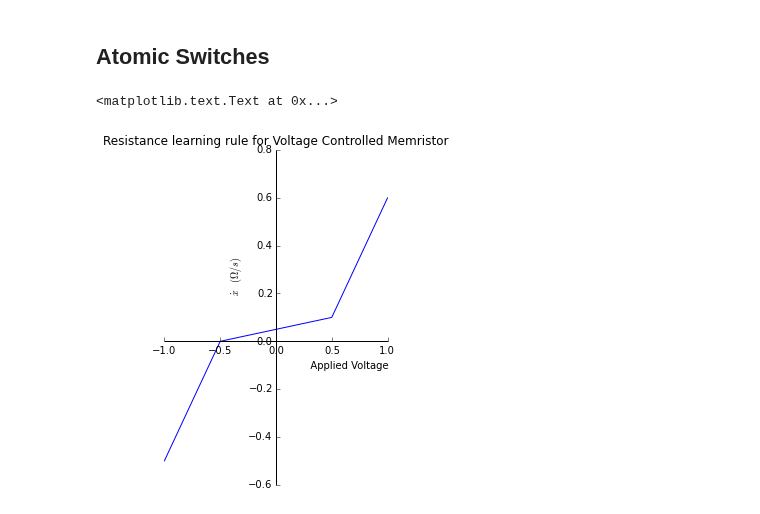
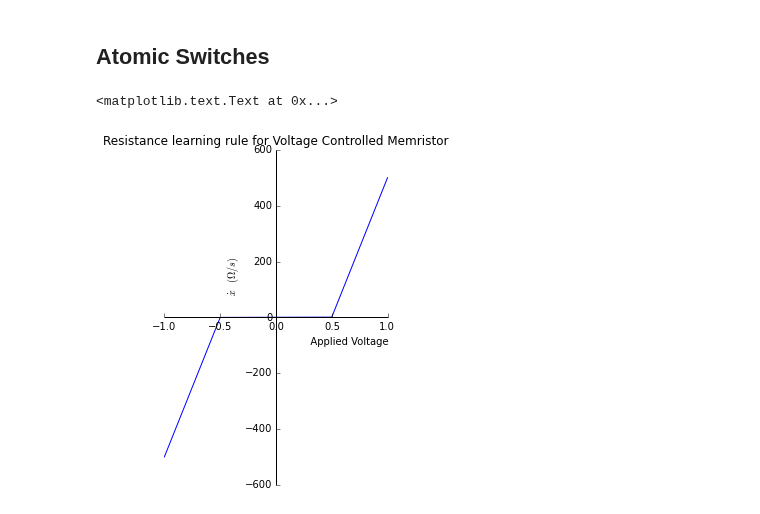
Before and after one commit to forrestsheldon/memNets, a Jupyter notebook: Memory_Devices.ipynb, the cells around one changed output. Drawn from its saved outputs; the diff is of its cells as text; code cells hidden in the pictures.

```diff
--- a/Memory_Devices.ipynb
+++ b/Memory_Devices.ipynb
@@ -450,35 +450,35 @@ ax[2].set_title('R-V curve')
 # %%
 R_0 = 1.                          # Resistance Scale
 R_ON = 0.1 * R_0                  # Wide separation in resistance scales, this will be probed as we go forward
-R_OFF = 10. * R_0
-beta = 1.
-alpha = 1e-1
+R_OFF = 100. * R_0
+beta = 1000.
+alpha = 1
 
-def vc_memR_xdot(t, x, V, V_T, alpha=alpha , beta=beta, x_min=R_ON, x_max=R_OFF):
+def AS_R_xdot(x, V, t, V_T=0.5, alpha=alpha , beta=beta, x_min=R_ON, x_max=R_OFF):
     return beta * V + 0.5 * (alpha - beta) * (np.abs(V + V_T) - np.abs(V - V_T)) + alpha * V_T
 
-def vc_memG_xdot(t, x, V, V_T):
-    return - x**2 * vc_memR_xdot(1./x, t, V, V_T)
+def AS_G__xdot(x, V, t):
+    return - x**2 * vc_memR_xdot(1./x, V, t)
 
 V = np.linspace(-1, 1, 1000)
 fig, ax = plt.subplots(figsize=(4,6))
 ax.spines['right'].set_color('none')
 ax.spines['top'].set_color('none')
 
 ax.xaxis.set_ticks_position('bottom')
 ax.spines['bottom'].set_position(('data',0)) # set position of x spine to x=0
 
 ax.yaxis.set_ticks_position('left')
 ax.spines['left'].set_position(('data',0))   # set position of y spine to y=0
 
-ax.plot(V, map(vc_memR_xdot, [None], [None], V, 0.5 * np.ones_like(V)))
+ax.plot(V, map(AS_R_xdot, [None], V, [None]))
 
 ax.set_xlabel("           Applied Voltage", ha='left')
 ax.set_ylabel(r"                          $\dot{x}\;(\Omega/s)$")
 ax.set_title("Resistance learning rule for Voltage Controlled Memristor")
 # %% [output]
 <matplotlib.text.Text at 0x...>
-[figure, old version]
+[figure, new version]
 # %%
 def RisX(x, v, t):
     return x
```
Also changed, not shown: parts of 2 cells of this notebook, 2 other files.
